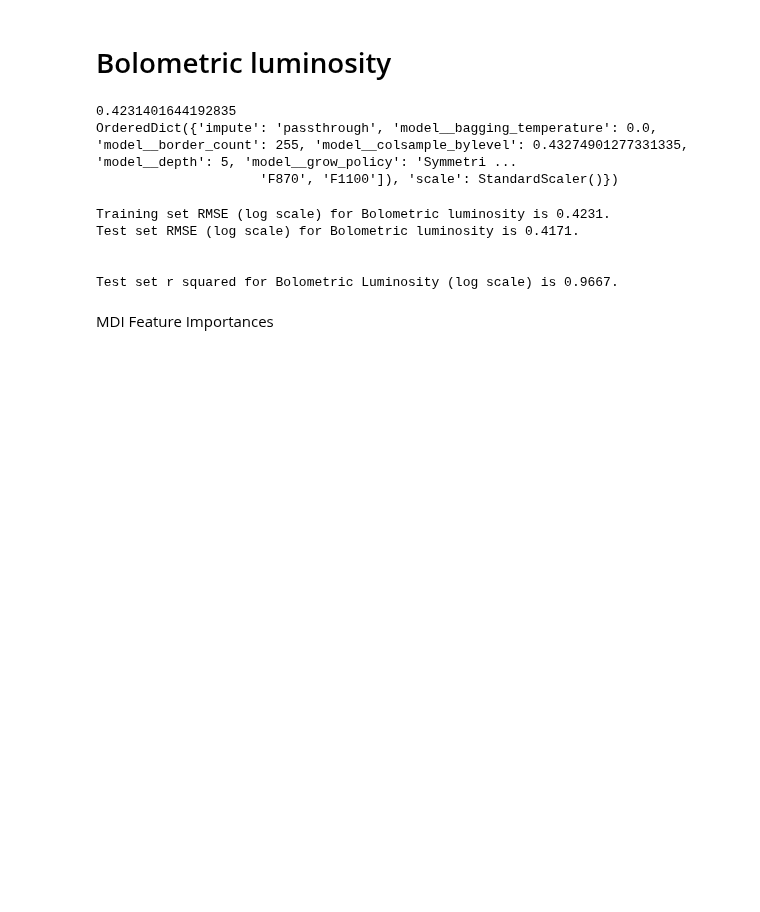
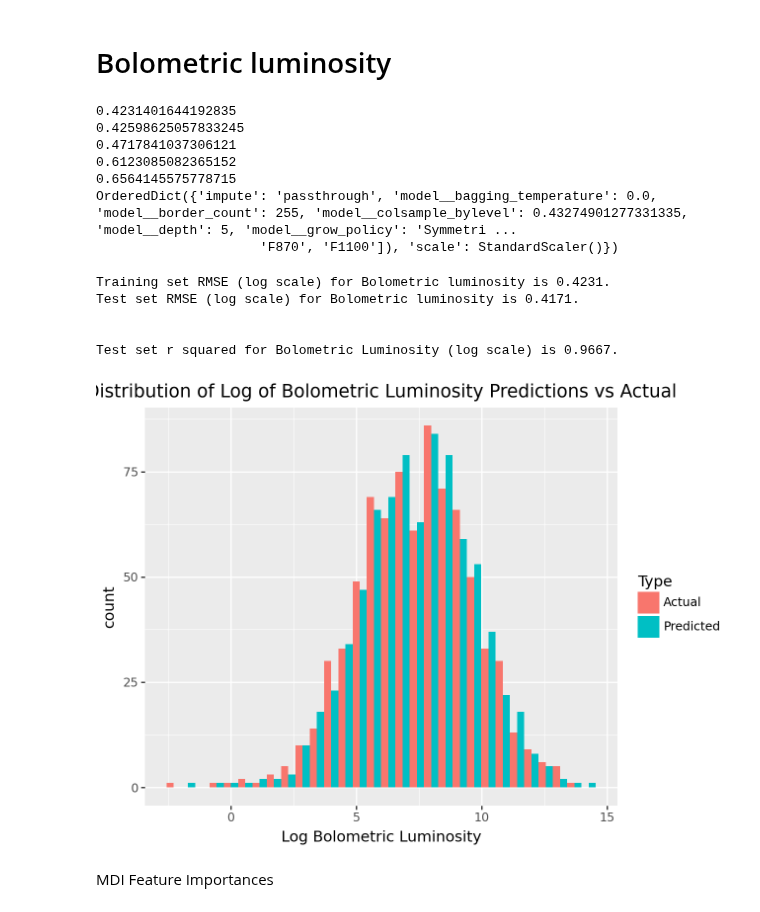
Before and after one commit to AlexEmert/Star-Formation-Research-Project-2026, a Jupyter notebook: pipeline/scripts/results_final_testing.ipynb, the cells around one changed output. Saved outputs shown, nothing was run; the diff lists cells and outputs as text; code cells hidden in the pictures; blank space fills up the shorter version.

```diff
--- a/pipeline/scripts/results_final_testing.ipynb
+++ b/pipeline/scripts/results_final_testing.ipynb
@@ -69,9 +69,17 @@ with open(here("pipeline/results", "L_BOL_results.pkl"), 'rb') as file:
     lbol_results = pickle.load(file)
 
 print(lbol_results['cat_log_CV'])
+print(lbol_results['xgb_log_CV'])
+print(lbol_results['rf_log_CV'])
+print(lbol_results['tree_log_CV'])
+print(lbol_results['svr_log_CV'])
 print(lbol_results['cat_log_params'])
 # %% [output]
 0.4231401644192835
+0.42598625057833245
+0.4717841037306121
+0.6123085082365152
+0.6564145575778715
 OrderedDict({'impute': 'passthrough', 'model__bagging_temperature': 0.0, 'model__border_count': 255, 'model__colsample_bylevel': 0.43274901277331335, 'model__depth': 5, 'model__grow_policy': 'Symmetri ...
                      'F870', 'F1100']), 'scale': StandardScaler()})
 # %%
@@ -104,6 +112,24 @@ Test set RMSE (log scale) for Bolometric luminosity is 0.4171.
 
 
 Test set r squared for Bolometric Luminosity (log scale) is 0.9667.
+# %%
+lbol_predictions_df = lbol_y_test.copy()
+lbol_predictions_df = pd.DataFrame(lbol_predictions_df)
+lbol_predictions_df['y_preds'] = lbol_y_preds
+lbol_predictions_df.head()
+
+lbol_melted = pd.melt(lbol_predictions_df, value_vars=['L_BOL', 'y_preds'], var_name='Variable', value_name='Value')
+
+(
+    ggplot(lbol_melted, aes(x='Value', fill='Variable')) +
+    geom_histogram(bins=30, position='dodge') +
+    labs(title='Distribution of Log of Bolometric Luminosity Predictions vs Actual', x='Log Bolometric Luminosity') +
+    scale_fill_discrete(labels=['Actual', 'Predicted'], name='Type')
+)
+
+## doesn't seem very useful because log scale hides the major differences it seems
+# %% [output]
+[figure, added]
 # %% [markdown]
 MDI Feature Importances
 # %%
```
Also changed, not shown: parts of 10 cells of this notebook, 15 other files.
